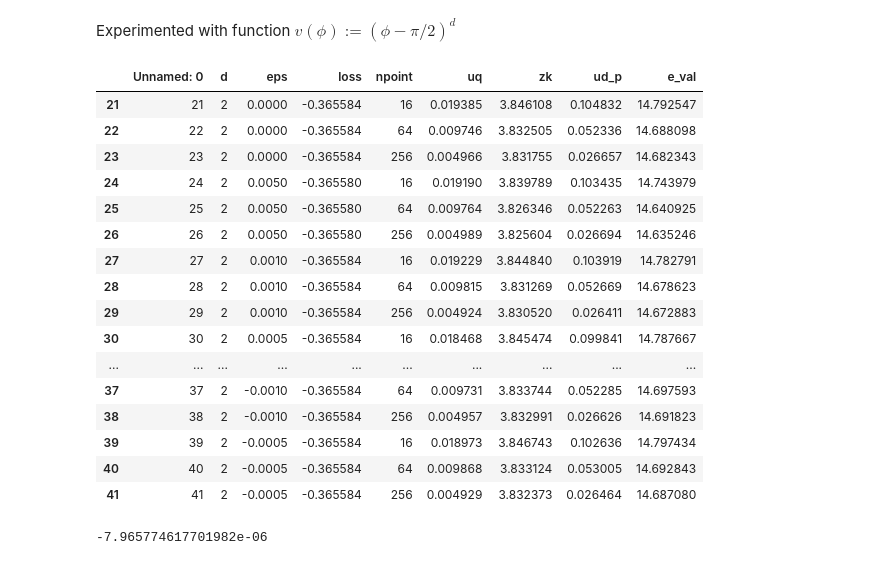
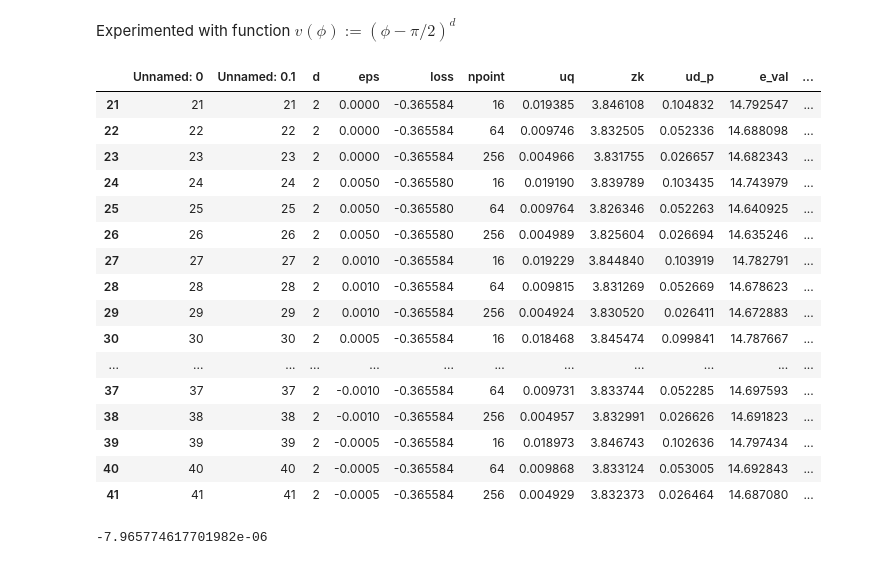
Before and after one commit to mrachh/hot-spots, a Jupyter notebook: worker16_summary/analysis.ipynb, the cells around one changed output. Drawn from its saved outputs; the diff is of its cells as text; code cells hidden in the pictures.

```diff
--- a/worker16_summary/analysis.ipynb
+++ b/worker16_summary/analysis.ipynb
@@ -11,25 +13,25 @@ df = df[df.d==2]
 # %% [markdown]
 Experimented with function $v(\phi):=(\phi-\pi/2)^d$
 # %%
-df
+df['grad_normalized'] = df.normalized_grad
 # %% [output]
-|  | Unnamed: 0 | d | eps | loss | npoint | uq | zk | ud_p | e_val |
-| 21 | 21 | 2 | 0.0000 | -0.365584 | 16 | 0.019385 | 3.846108 | 0.104832 | 14.792547 |
-| 22 | 22 | 2 | 0.0000 | -0.365584 | 64 | 0.009746 | 3.832505 | 0.052336 | 14.688098 |
-| 23 | 23 | 2 | 0.0000 | -0.365584 | 256 | 0.004966 | 3.831755 | 0.026657 | 14.682343 |
-| 24 | 24 | 2 | 0.0050 | -0.365580 | 16 | 0.019190 | 3.839789 | 0.103435 | 14.743979 |
-| 25 | 25 | 2 | 0.0050 | -0.365580 | 64 | 0.009764 | 3.826346 | 0.052263 | 14.640925 |
-| 26 | 26 | 2 | 0.0050 | -0.365580 | 256 | 0.004989 | 3.825604 | 0.026694 | 14.635246 |
-| 27 | 27 | 2 | 0.0010 | -0.365584 | 16 | 0.019229 | 3.844840 | 0.103919 | 14.782791 |
-| 28 | 28 | 2 | 0.0010 | -0.365584 | 64 | 0.009815 | 3.831269 | 0.052669 | 14.678623 |
-| 29 | 29 | 2 | 0.0010 | -0.365584 | 256 | 0.004924 | 3.830520 | 0.026411 | 14.672883 |
-| 30 | 30 | 2 | 0.0005 | -0.365584 | 16 | 0.018468 | 3.845474 | 0.099841 | 14.787667 |
-| ... | ... | ... | ... | ... | ... | ... | ... | ... | ... |
-| 37 | 37 | 2 | -0.0010 | -0.365584 | 64 | 0.009731 | 3.833744 | 0.052285 | 14.697593 |
-| 38 | 38 | 2 | -0.0010 | -0.365584 | 256 | 0.004957 | 3.832991 | 0.026626 | 14.691823 |
-| 39 | 39 | 2 | -0.0005 | -0.365584 | 16 | 0.018973 | 3.846743 | 0.102636 | 14.797434 |
-| 40 | 40 | 2 | -0.0005 | -0.365584 | 64 | 0.009868 | 3.833124 | 0.053005 | 14.692843 |
-| 41 | 41 | 2 | -0.0005 | -0.365584 | 256 | 0.004929 | 3.832373 | 0.026464 | 14.687080 |
+|  | Unnamed: 0 | Unnamed: 0.1 | d | eps | loss | npoint | uq | zk | ud_p | e_val | ... |
+| 21 | 21 | 21 | 2 | 0.0000 | -0.365584 | 16 | 0.019385 | 3.846108 | 0.104832 | 14.792547 | ... |
+| 22 | 22 | 22 | 2 | 0.0000 | -0.365584 | 64 | 0.009746 | 3.832505 | 0.052336 | 14.688098 | ... |
+| 23 | 23 | 23 | 2 | 0.0000 | -0.365584 | 256 | 0.004966 | 3.831755 | 0.026657 | 14.682343 | ... |
+| 24 | 24 | 24 | 2 | 0.0050 | -0.365580 | 16 | 0.019190 | 3.839789 | 0.103435 | 14.743979 | ... |
+| 25 | 25 | 25 | 2 | 0.0050 | -0.365580 | 64 | 0.009764 | 3.826346 | 0.052263 | 14.640925 | ... |
+| 26 | 26 | 26 | 2 | 0.0050 | -0.365580 | 256 | 0.004989 | 3.825604 | 0.026694 | 14.635246 | ... |
+| 27 | 27 | 27 | 2 | 0.0010 | -0.365584 | 16 | 0.019229 | 3.844840 | 0.103919 | 14.782791 | ... |
+| 28 | 28 | 28 | 2 | 0.0010 | -0.365584 | 64 | 0.009815 | 3.831269 | 0.052669 | 14.678623 | ... |
+| 29 | 29 | 29 | 2 | 0.0010 | -0.365584 | 256 | 0.004924 | 3.830520 | 0.026411 | 14.672883 | ... |
+| 30 | 30 | 30 | 2 | 0.0005 | -0.365584 | 16 | 0.018468 | 3.845474 | 0.099841 | 14.787667 | ... |
+| ... | ... | ... | ... | ... | ... | ... | ... | ... | ... | ... | ... |
+| 37 | 37 | 37 | 2 | -0.0010 | -0.365584 | 64 | 0.009731 | 3.833744 | 0.052285 | 14.697593 | ... |
+| 38 | 38 | 38 | 2 | -0.0010 | -0.365584 | 256 | 0.004957 | 3.832991 | 0.026626 | 14.691823 | ... |
+| 39 | 39 | 39 | 2 | -0.0005 | -0.365584 | 16 | 0.018973 | 3.846743 | 0.102636 | 14.797434 | ... |
+| 40 | 40 | 40 | 2 | -0.0005 | -0.365584 | 64 | 0.009868 | 3.833124 | 0.053005 | 14.692843 | ... |
+| 41 | 41 | 41 | 2 | -0.0005 | -0.365584 | 256 | 0.004929 | 3.832373 | 0.026464 | 14.687080 | ... |
 # %%
 #computes the derivative using centered diff
 
```
Also changed, not shown: parts of 6 cells of this notebook, 1 other file.
